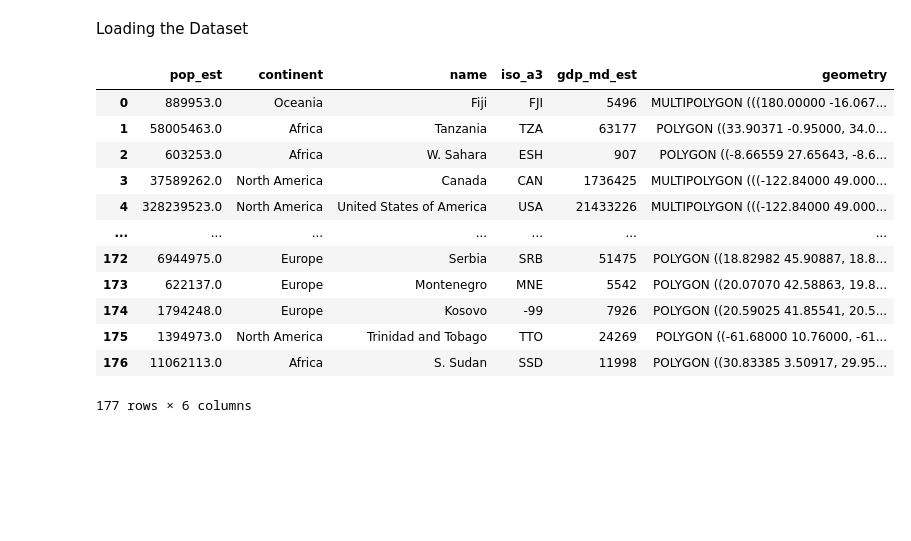
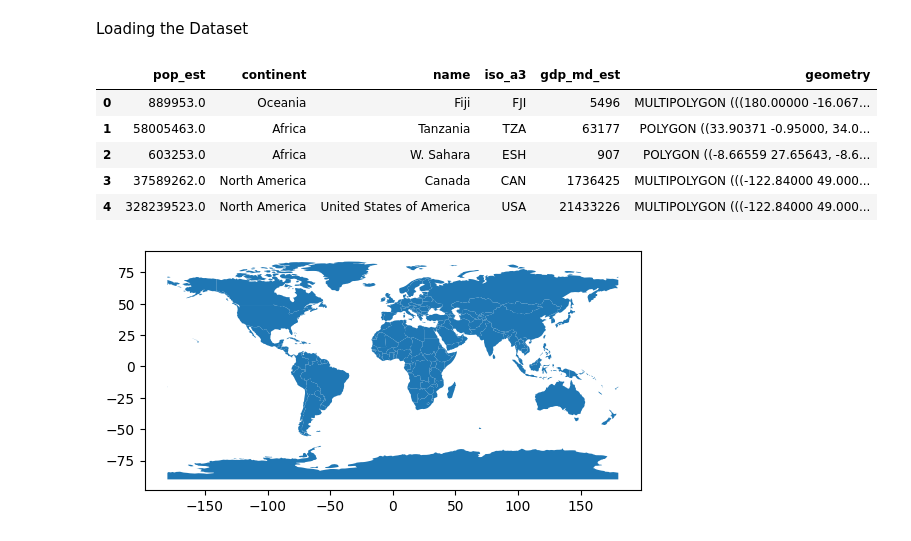
Before and after one commit to bibeksubedi0001/Machine-Learning-basic, a Jupyter notebook: geopandas_operation.ipynb, the cells around one changed output. Drawn from its saved outputs; the diff is of its cells as text; code cells hidden in the pictures; blank space fills up the shorter version.

```diff
--- a/geopandas_operation.ipynb
+++ b/geopandas_operation.ipynb
@@ -6,18 +6,16 @@ import matplotlib.pyplot as pt
 # %%
 world=gpd.read_file(gpd.datasets.get_path('naturalearth_lowres'))
 # %%
-world
+world.head()
 # %% [output]
 |  | pop_est | continent | name | iso_a3 | gdp_md_est | geometry |
 | 0 | 889953.0 | Oceania | Fiji | FJI | 5496 | MULTIPOLYGON (((180.00000 -16.067... |
 | 1 | 58005463.0 | Africa | Tanzania | TZA | 63177 | POLYGON ((33.90371 -0.95000, 34.0... |
 | 2 | 603253.0 | Africa | W. Sahara | ESH | 907 | POLYGON ((-8.66559 27.65643, -8.6... |
 | 3 | 37589262.0 | North America | Canada | CAN | 1736425 | MULTIPOLYGON (((-122.84000 49.000... |
 | 4 | 328239523.0 | North America | United States of America | USA | 21433226 | MULTIPOLYGON (((-122.84000 49.000... |
-| ... | ... | ... | ... | ... | ... | ... |
-| 172 | 6944975.0 | Europe | Serbia | SRB | 51475 | POLYGON ((18.82982 45.90887, 18.8... |
-| 173 | 622137.0 | Europe | Montenegro | MNE | 5542 | POLYGON ((20.07070 42.58863, 19.8... |
-| 174 | 1794248.0 | Europe | Kosovo | -99 | 7926 | POLYGON ((20.59025 41.85541, 20.5... |
-| 175 | 1394973.0 | North America | Trinidad and Tobago | TTO | 24269 | POLYGON ((-61.68000 10.76000, -61... |
-| 176 | 11062113.0 | Africa | S. Sudan | SSD | 11998 | POLYGON ((30.83385 3.50917, 29.95... |
-177 rows × 6 columns
+# %%
+world.plot()
+plt.show()
+# %% [output]
+[figure, added]
```
Also changed, not shown: parts of 19 cells of this notebook, 1 other file.
